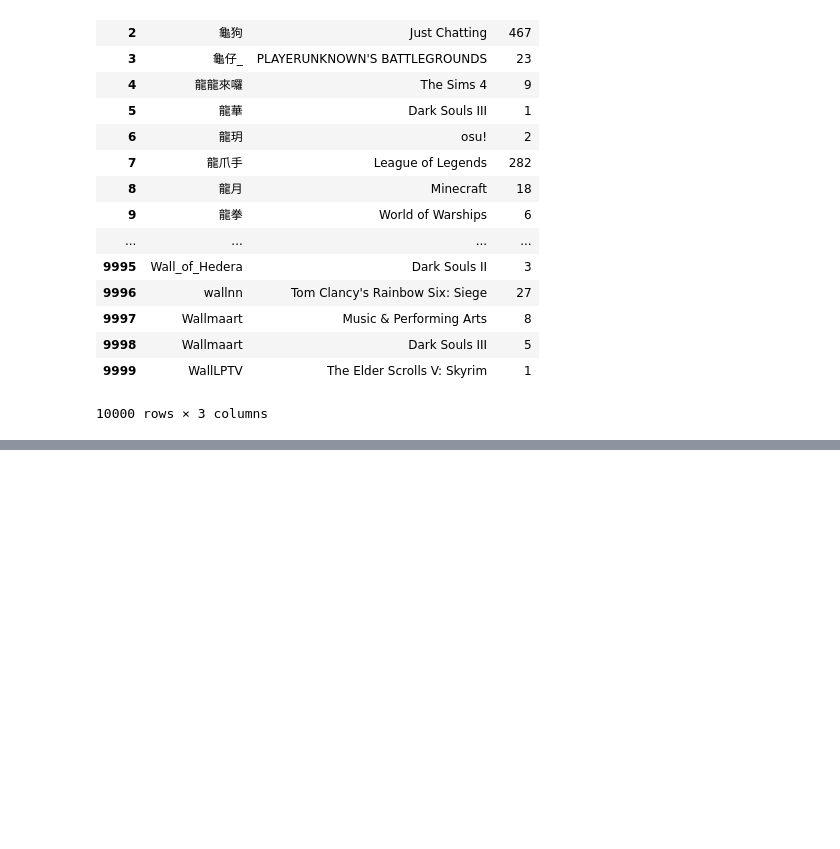
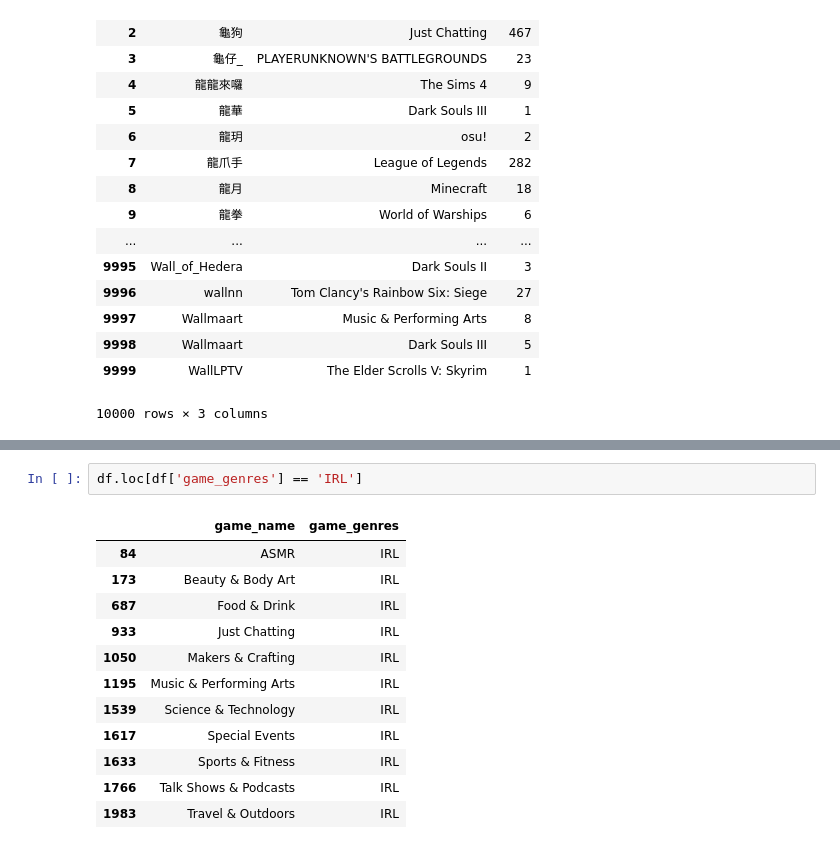
Before and after one commit to natashaborders-zz/Twitch_Streamers_Recommender, a Jupyter notebook: Jeremy_Notebooks/sql_queries.ipynb, the cells around one changed output, grey strips where cells are left out. Cells and saved outputs as stored; diff of their text form; blank space fills up the shorter version.

```diff
--- a/Jeremy_Notebooks/sql_queries.ipynb
+++ b/Jeremy_Notebooks/sql_queries.ipynb
@@ -260,0 +321,15 @@ df
+# %%
+df.loc[df['game_genres'] == 'IRL']
+# %% [output]
+|  | game_name | game_genres |
+| 84 | ASMR | IRL |
+| 173 | Beauty & Body Art | IRL |
+| 687 | Food & Drink | IRL |
+| 933 | Just Chatting | IRL |
+| 1050 | Makers & Crafting | IRL |
+| 1195 | Music & Performing Arts | IRL |
+| 1539 | Science & Technology | IRL |
+| 1617 | Special Events | IRL |
+| 1633 | Sports & Fitness | IRL |
+| 1766 | Talk Shows & Podcasts | IRL |
+| 1983 | Travel & Outdoors | IRL |
```
Also changed, not shown: parts of 23 cells of this notebook, 2 other files.
